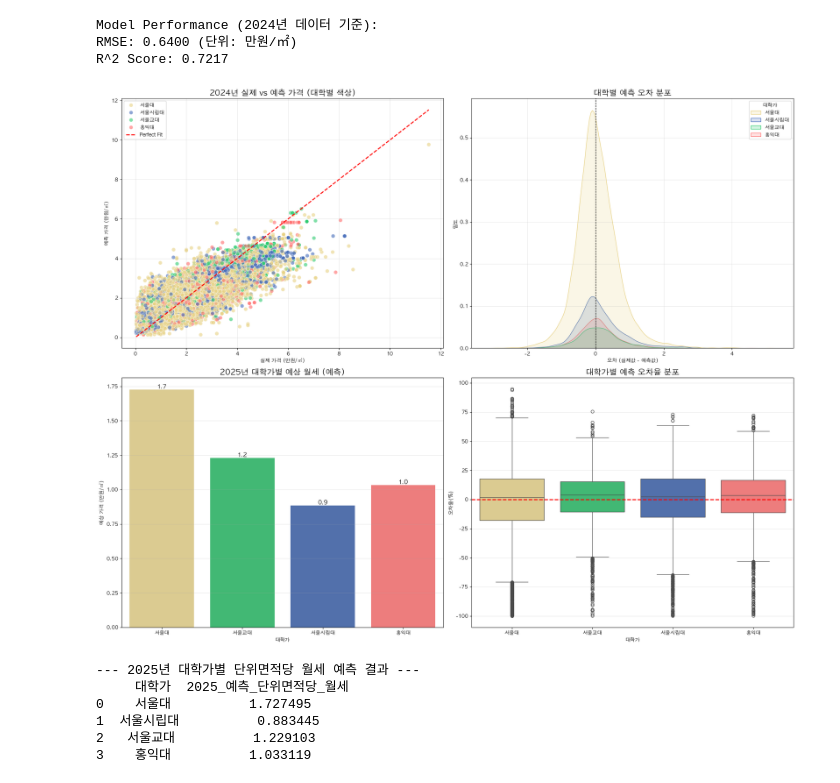
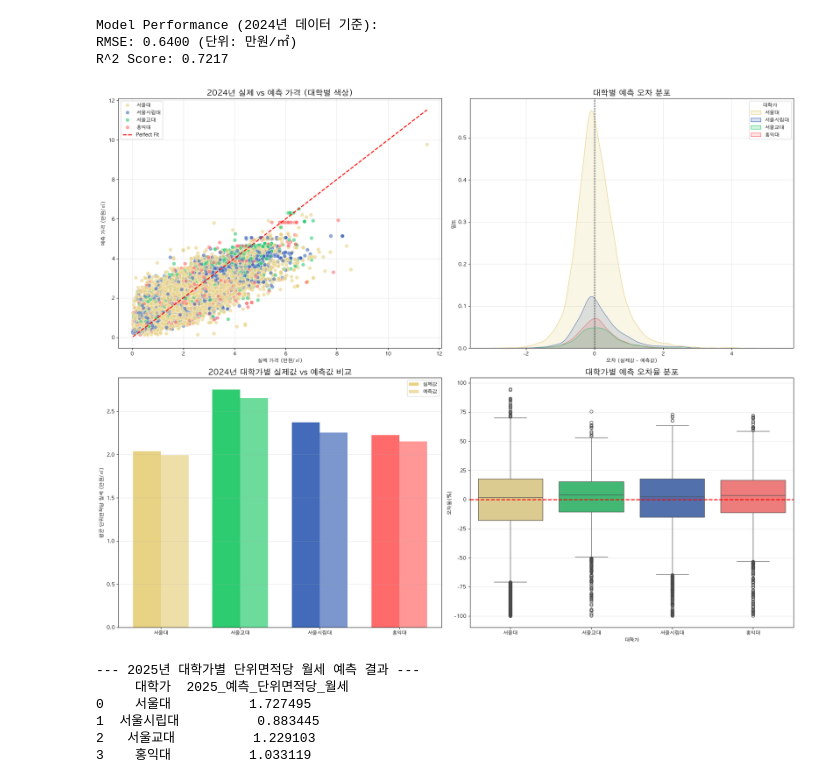
Before and after one commit to Jongseok103/UOS-Assignments, a Jupyter notebook: Statistics for Data Science/SDS_Assignment01/SDS Assignment.ipynb, the cells around one changed output. Drawn from its saved outputs; the diff is of its cells as text; code cells hidden in the pictures.

```diff
--- a/Statistics for Data Science/SDS_Assignment01/SDS Assignment.ipynb
+++ b/Statistics for Data Science/SDS_Assignment01/SDS Assignment.ipynb
@@ -923,17 +938,9 @@ Model Performance (2024년 데이터 기준):
 RMSE: 0.6400 (단위: 만원/㎡)
 R^2 Score: 0.7217
 # %%
-import matplotlib.pyplot as plt
-import seaborn as sns
-import pandas as pd
-import numpy as np
-
-# 한글 폰트 설정
-plt.rcParams['font.family'] = 'AppleGothic'
-plt.rcParams['axes.unicode_minus'] = False
 
 # ---------------------------------------------------------
-# 1. 대학별 지정 색상 매핑 (요청하신 순서 반영)
+# 1. 대학별 지정 색상 매핑
 # ---------------------------------------------------------
 # 서울대(노랑), 서울교대(초록), 서울시립대(파랑), 홍익대(빨강)
 univ_palette = {
@@ -944,16 +951,13 @@ univ_palette = {
 }
 
 # ---------------------------------------------------------
-# 2. 데이터 준비 (이전 단계 데이터 활용)
+# 2. 데이터 준비
 # ---------------------------------------------------------
-# test_data와 예측 결과를 합칩니다.
 comparison_df = test_data.copy()
 comparison_df['실제값'] = y_test
 comparison_df['예측값'] = y_pred
 comparison_df['오차'] = comparison_df['실제값'] - comparison_df['예측값']
 comparison_df['오차율(%)'] = (comparison_df['오차'] / comparison_df['실제값']) * 100
-
-# 대학가 컬럼 복구 (인덱스 기준)
 comparison_df['대학가'] = df_analysis.loc[comparison_df.index, '대학가']
 
 # ---------------------------------------------------------
@@ -992,54 +996,45 @@ sns.kdeplot(
     fill=True,
     alpha=0.2,
     ax=axes[0, 1]
 )
 axes[0, 1].axvline(x=0, color='black', linestyle='--', lw=1)
 axes[0, 1].set_title('대학별 예측 오차 분포', fontsize=16)
 axes[0, 1].set_xlabel('오차 (실제값 - 예측값)')
 axes[0, 1].set_ylabel('밀도')
 axes[0, 1].grid(True, alpha=0.3)
 
-# (3) 2025년 예측 결과 (막대 그래프)
-# 2025년 예측 데이터(df_future)가 있다고 가정하고 그립니다.
-# (만약 df_future가 없다면 이 부분은 건너뛰거나 위 코드 실행 후 다시 실행해주세요)
-if 'df_future' in locals():
-    sns.barplot(
-        x='대학가',
-        y='2025_예측_단위면적당_월세',
-        data=df_future,
-        palette=univ_palette, # ★ 지정된 색상 적용
-        ax=axes[1, 0],
-        order=list(univ_palette.keys()) # 순서 고정
-    )
-    # 값 표시
-    for p in axes[1, 0].patches:
-        axes[1, 0].annotate(f'{p.get_height():.1f}',
-                           (p.get_x() + p.get_width() / 2., p.get_height()),
-                           ha='center', va='bottom', fontsize=12, fontweight='bold')
-    axes[1, 0].set_title('2025년 대학가별 예상 월세 (예측)', fontsize=16)
-    axes[1, 0].set_ylabel('예상 가격 (만원/㎡)')
-    axes[1, 0].grid(True, axis='y', alpha=0.3)
-else:
-    axes[1, 0].text(0.5, 0.5, '2025년 예측 데이터가 생성되지 않았습니다.', ha='center')
+# (3) 2024년 예측 결과와 실제 비교 (막대 그래프)
+mean_actual = comparison_df.groupby('대학가')['실제값'].mean()
+mean_pred = comparison_df.groupby('대학가')['예측값'].mean()
+bar_width = 0.35
+indices = np.arange(len(mean_actual))
+bars1 = axes[1, 0].bar(indices, mean_actual[univ_palette.keys()], bar_width, label='실제값', color=[univ_palette[univ] for univ in univ_palette.keys()], alpha=1.0)
+bars2 = axes[1, 0].bar(indices + bar_width, mean_pred[  univ_palette.keys()], bar_width, label='예측값', color=[univ_palette[univ] for univ in univ_palette.keys()], alpha=0.7)
+axes[1, 0].set_xticks(indices + bar_width / 2)
+axes[1, 0].set_xticklabels(univ_palette.keys())
+axes[1, 0].set_title('2024년 대학가별 실제값 vs 예측값 비교', fontsize=16)
+axes[1, 0].set_ylabel('평균 단위면적당 월세 (만원/㎡)')
+axes[1, 0].legend()
+axes[1, 0].grid(True, axis='y', alpha=0.3)
 
 # (4) 대학가별 오차율 Boxplot
 # 오차율이 너무 큰 이상치 제외 (-100 ~ 100% 사이)
 filtered_df = comparison_df[comparison_df['오차율(%)'].between(-100, 100)]
 
 sns.boxplot(
     x='대학가',
     y='오차율(%)',
     data=filtered_df,
     palette=univ_palette, # ★ 지정된 색상 적용
     ax=axes[1, 1],
     order=list(univ_palette.keys()) # 순서 고정
 )
 axes[1, 1].axhline(y=0, color='red', linestyle='--', lw=2)
 axes[1, 1].set_title('대학가별 예측 오차율 분포', fontsize=16)
 axes[1, 1].grid(True, axis='y', alpha=0.3)
 
 plt.tight_layout()
 plt.show()
 # %% [output]
-[figure, old version]
+[figure, new version]
 # %%
```
Also changed, not shown: parts of 10 cells of this notebook, 5 other files.
